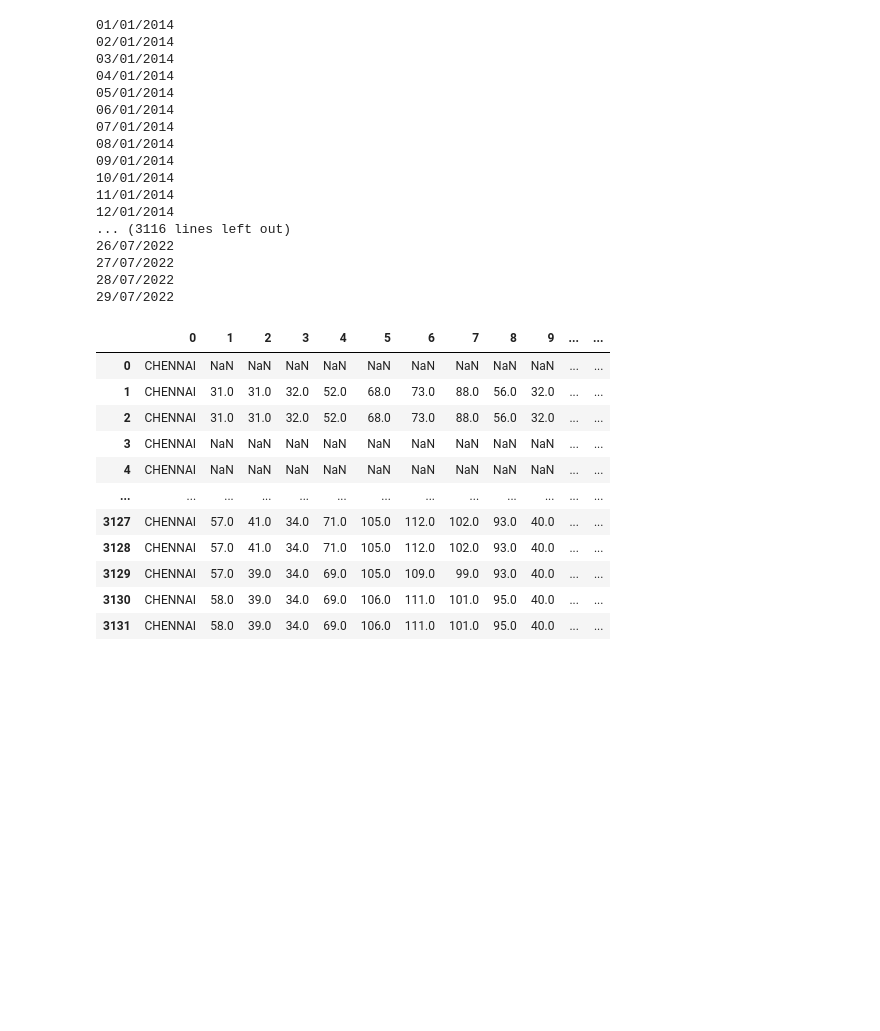
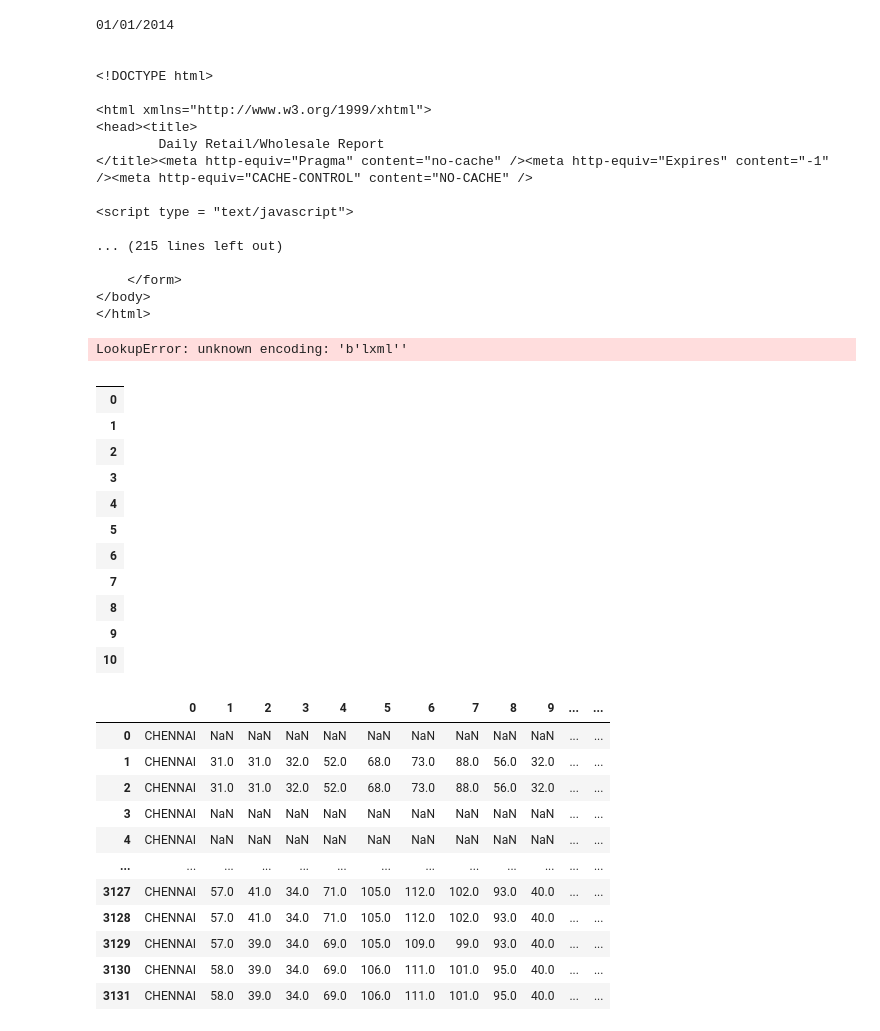
Before and after one commit to aadityarock2000/Price-history-analysis, a Jupyter notebook: price-history-v2.ipynb, the cells around one changed output. Saved outputs shown, nothing was run; the diff lists cells and outputs as text; code cells hidden in the pictures; blank space fills up the shorter version.

```diff
--- a/price-history-v2.ipynb
+++ b/price-history-v2.ipynb
@@ -9,7 +9,7 @@ def daterange(start_date, end_date):
     for n in range(int((end_date - start_date).days)):
         yield start_date + timedelta(n)
 # %%
-df1=[]
+df1=[[],[],[],[],[],[],[],[],[],[],[]]
 # %%
 def update_data(r,data):
     soup = BeautifulSoup(r.content, 'html.parser')
@@ -51,8 +51,10 @@ def get_report_html(date):
 
     """Select Date + Get Data"""
     r = s.post(url, data=data)
+    #return r
+    print(r.text)
     #df_list=pd.read_html(r.text,header=[1])
-    df=pd.read_html(r.text,header=[1])[0]
+    df=pd.read_html(r.text,header=[1],encoding='lxml')[0]
     df.drop([0,1],inplace=True)
     df1=df[df["Centre"].isin(["EAST ZONE","NORTH ZONE","WEST ZONE","SOUTH ZONE","NORTH EAST ZONE"])]
     df.drop(df1.index,inplace=True)
@@ -72,39 +74,37 @@ def get_report_html(date):
     return df
 # %%
 start_date = date(2014, 1, 1)
-end_date = date(2022, 7, 30)
+end_date = date(2014, 1, 5)
 for single_date in daterange(start_date, end_date):
     date1=str(single_date.strftime("%d/%m/%Y"))
     print(date1)
-
+    places=["CHENNAI","DELHI","LUCKNOW","SHIMLA","MUMBAI","AHMEDABAD","KOLKATA","PATNA","GUWAHATI","PORT BLAIR","HYDERABAD"]
     df=get_report_html(date1)
 
-    x=df[df["Centre"]=="CHENNAI"]
-
-    t=x.values.flatten().tolist()
-
-    if len(t)==0:
-        t.append("CHENNAI")
-        t+=[np.nan]*22
-
-    t.append(date1)
-
-    df1.append(t)
+    for i,place in enumerate(places):
+        x=df[df["Centre"]==place]
+        t=x.values.flatten().tolist()
+        if len(t)==0:
+            t.append(place)
+            t+=[np.nan]*22
+        t.append(date1)
+        df1[i].append(t)
 # %% [output]
 01/01/2014
-02/01/2014
-03/01/2014
-04/01/2014
-05/01/2014
-06/01/2014
-07/01/2014
-08/01/2014
-09/01/2014
-10/01/2014
-11/01/2014
-12/01/2014
-... (3116 lines left out)
-26/07/2022
-27/07/2022
-28/07/2022
-29/07/2022
+
+
+<!DOCTYPE html>
+
+<html xmlns="http://www.w3.org/1999/xhtml">
+<head><title>
+        Daily Retail/Wholesale Report
+</title><meta http-equiv="Pragma" content="no-cache" /><meta http-equiv="Expires" content="-1" /><meta http-equiv="CACHE-CONTROL" content="NO-CACHE" />
+
+<script type = "text/javascript">
+
+... (215 lines left out)
+
+    </form>
+</body>
+</html>
+LookupError: unknown encoding: 'b'lxml''
@@ -119,6 +122,20 @@ for single_date in daterange(start_date, end_date):
 # df1.append(t)
 # %%
 df2 = pd.DataFrame(df1)
+df2
+# %% [output]
+|  |
+| 0 |
+| 1 |
+| 2 |
+| 3 |
+| 4 |
+| 5 |
+| 6 |
+| 7 |
+| 8 |
+| 9 |
+| 10 |
 # %%
 df2
 # %% [output]
```
Also changed, not shown: parts of 7 cells of this notebook, 25 other files.
